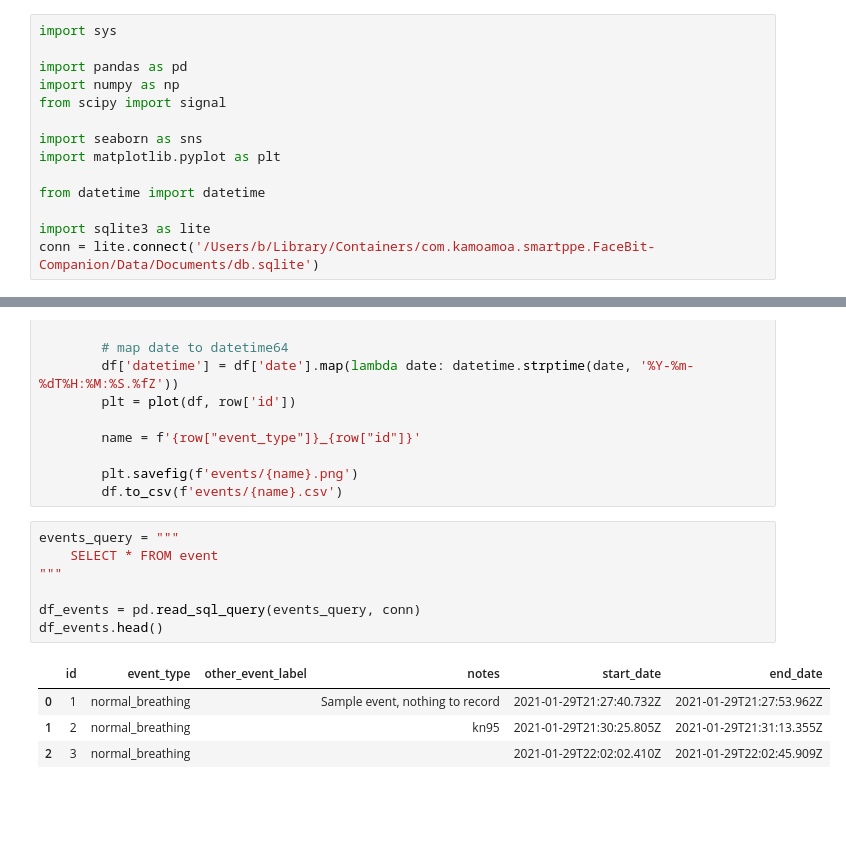
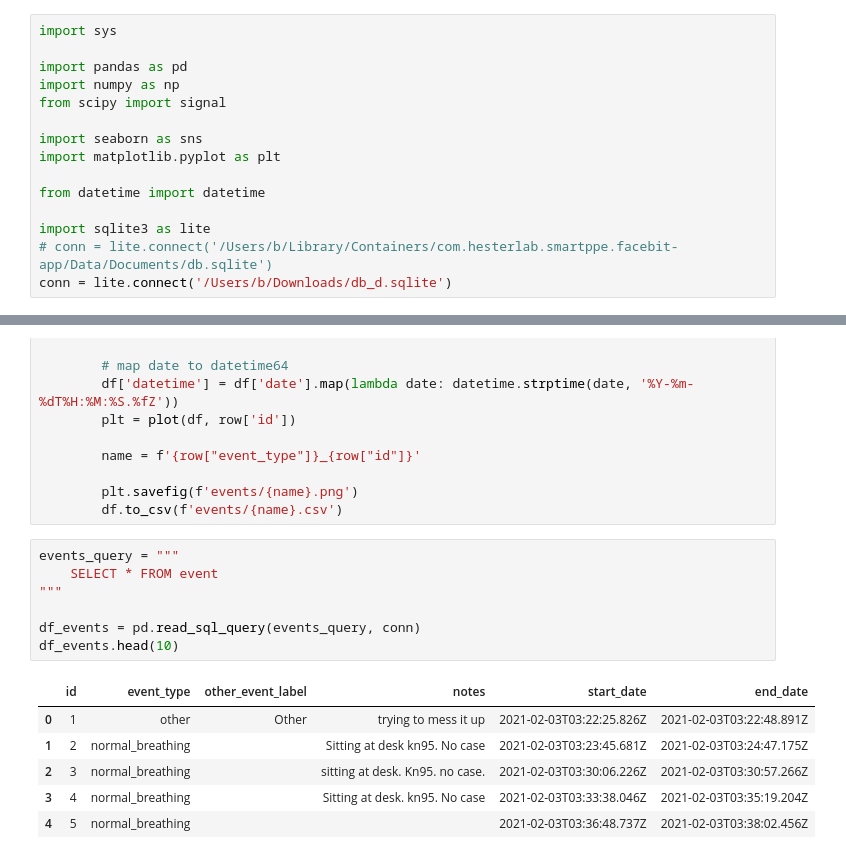
Before and after one commit to ka-moamoa/facebit-ios, a Jupyter notebook: data-exploration/data_processing.ipynb, the cells around one changed output, grey strips where cells are left out. Cells and saved outputs as stored; diff of their text form; blank space fills up the shorter version.

```diff
--- a/data-exploration/data_processing.ipynb
+++ b/data-exploration/data_processing.ipynb
@@ -11,7 +11,8 @@ import matplotlib.pyplot as plt
 from datetime import datetime
 
 import sqlite3 as lite
-conn = lite.connect('/Users/b/Library/Containers/com.kamoamoa.smartppe.FaceBit-Companion/Data/Documents/db.sqlite')
+# conn = lite.connect('/Users/b/Library/Containers/com.hesterlab.smartppe.facebit-app/Data/Documents/db.sqlite')
+conn = lite.connect('/Users/b/Downloads/db_d.sqlite')
 # %%
 def plot(df, event_id):
     pressure = df.where(df['type'] == 'pressure')
@@ -67,15 +68,17 @@ def save_and_plot_events(event_df):
 # %%
 events_query = """
     SELECT * FROM event
 """
 
 df_events = pd.read_sql_query(events_query, conn)
-df_events.head()
+df_events.head(10)
 # %% [output]
 |  | id | event_type | other_event_label | notes | start_date | end_date |
-| 0 | 1 | normal_breathing |  | Sample event, nothing to record | 2021-01-29T21:27:40.732Z | 2021-01-29T21:27:53.962Z |
-| 1 | 2 | normal_breathing |  | kn95 | 2021-01-29T21:30:25.805Z | 2021-01-29T21:31:13.355Z |
-| 2 | 3 | normal_breathing |  |  | 2021-01-29T22:02:02.410Z | 2021-01-29T22:02:45.909Z |
+| 0 | 1 | other | Other | trying to mess it up | 2021-02-03T03:22:25.826Z | 2021-02-03T03:22:48.891Z |
+| 1 | 2 | normal_breathing |  | Sitting at desk kn95. No case | 2021-02-03T03:23:45.681Z | 2021-02-03T03:24:47.175Z |
+| 2 | 3 | normal_breathing |  | sitting at desk. Kn95. no case. | 2021-02-03T03:30:06.226Z | 2021-02-03T03:30:57.266Z |
+| 3 | 4 | normal_breathing |  | Sitting at desk. kn95. No case | 2021-02-03T03:33:38.046Z | 2021-02-03T03:35:19.204Z |
+| 4 | 5 | normal_breathing |  |  | 2021-02-03T03:36:48.737Z | 2021-02-03T03:38:02.456Z |
 # %%
 save_and_plot_events(df_events)
 # %% [output]
```
Also changed, not shown: parts of 2 cells of this notebook, 5 other files.
